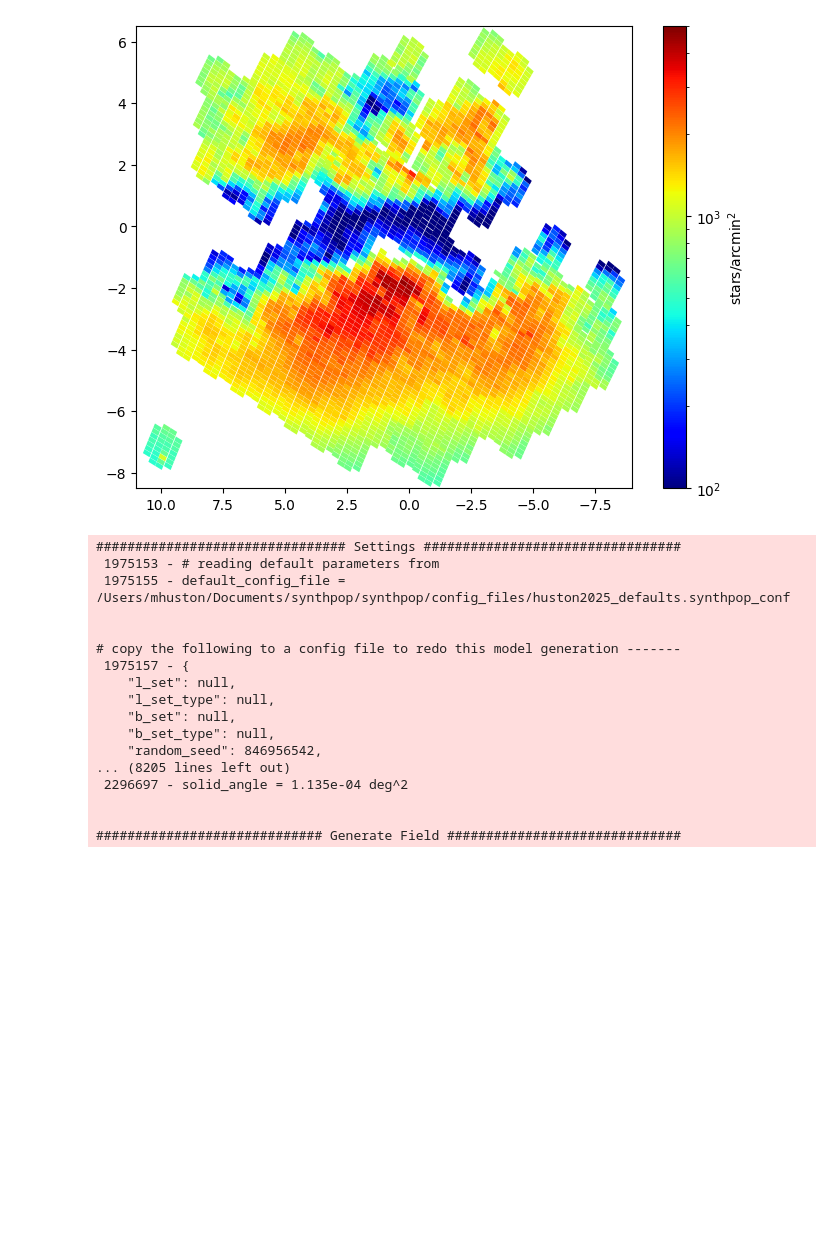
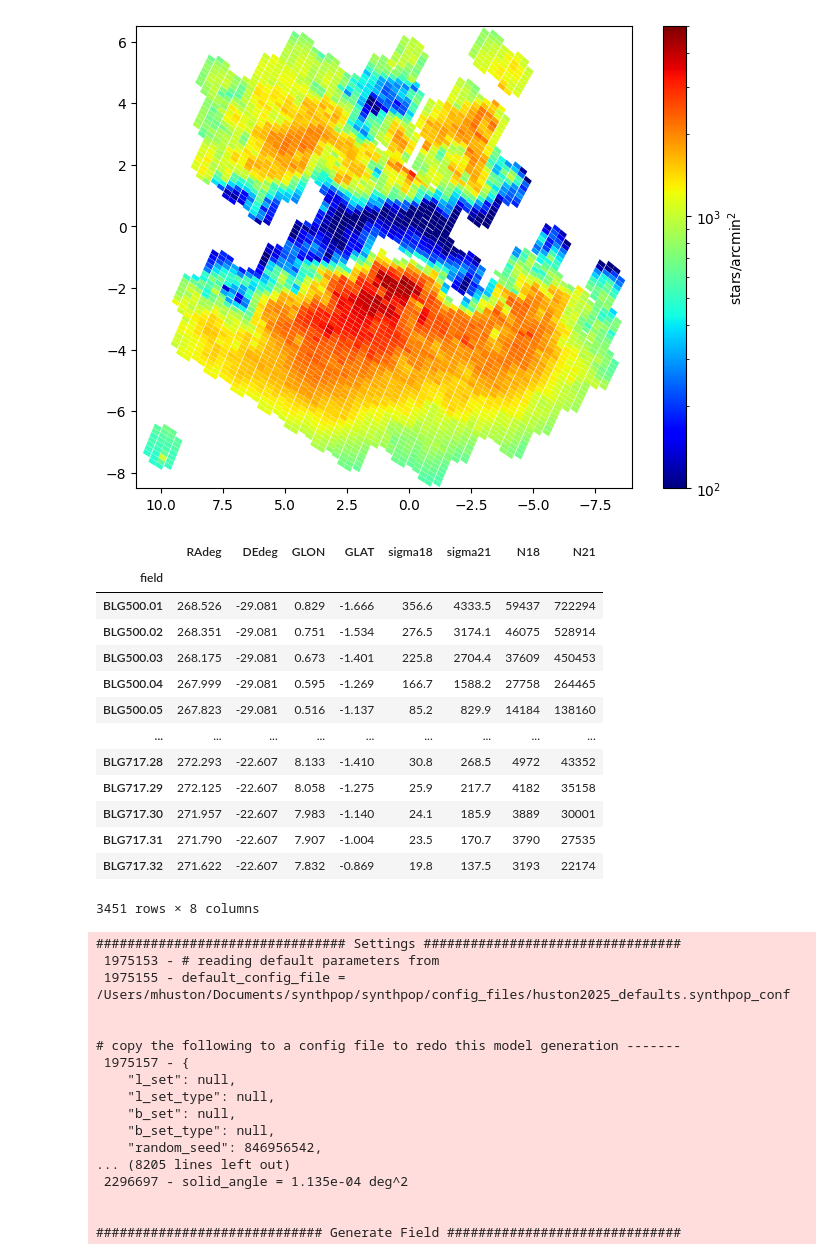
Before and after one commit to synthpop-galaxy/synthpop-model-eval, a Jupyter notebook: bdep_ogle.ipynb, the cells around one changed output. Drawn from its saved outputs; the diff is of its cells as text; code cells hidden in the pictures; blank space fills up the shorter version.

```diff
--- a/bdep_ogle.ipynb
+++ b/bdep_ogle.ipynb
@@ -25,8 +17,6 @@ def get_table(file_name, location='data/apjsab426b/',
 # %%
 # Fetch OGLE data if needed
-ogle_surfdens = get_table('apjsab426bt5_mrt.txt').to_pandas(index='field')
-ogle_fields = get_table('apjsab426bt6_mrt.txt').to_pandas(index='field')
-ogle_rates = get_table('apjsab426bt7_mrt.txt').to_pandas(index='field')
+ogle_surfdens, ogle_fields, ogle_rates = fetch_data.ogle_mroz2019()
 # Store RA/Dec in rates table to get everything in one place
 ogle_rates['RAdeg'] = ogle_fields['RAdeg']
 ogle_rates['DEdeg'] = ogle_fields['DEdeg']
@@ -78,6 +68,24 @@ plt.ylim(-8.5,6.5)
 # %% [output]
 (-8.5, 6.5)
 [figure]
+# %%
+subfs_inmap = ogle_surfdens[(np.abs(ogle_surfdens.GLON)<10) & (ogle_surfdens.GLAT<5) & (ogle_surfdens.GLAT>-10)]
+subfs_inmap
+# %% [output]
+|  | RAdeg | DEdeg | GLON | GLAT | sigma18 | sigma21 | N18 | N21 |
+| field |  |  |  |  |  |  |  |  |
+| BLG500.01 | 268.526 | -29.081 | 0.829 | -1.666 | 356.6 | 4333.5 | 59437 | 722294 |
+| BLG500.02 | 268.351 | -29.081 | 0.751 | -1.534 | 276.5 | 3174.1 | 46075 | 528914 |
+| BLG500.03 | 268.175 | -29.081 | 0.673 | -1.401 | 225.8 | 2704.4 | 37609 | 450453 |
+| BLG500.04 | 267.999 | -29.081 | 0.595 | -1.269 | 166.7 | 1588.2 | 27758 | 264465 |
+| BLG500.05 | 267.823 | -29.081 | 0.516 | -1.137 | 85.2 | 829.9 | 14184 | 138160 |
+| ... | ... | ... | ... | ... | ... | ... | ... | ... |
+| BLG717.28 | 272.293 | -22.607 | 8.133 | -1.410 | 30.8 | 268.5 | 4972 | 43352 |
+| BLG717.29 | 272.125 | -22.607 | 8.058 | -1.275 | 25.9 | 217.7 | 4182 | 35158 |
+| BLG717.30 | 271.957 | -22.607 | 7.983 | -1.140 | 24.1 | 185.9 | 3889 | 30001 |
+| BLG717.31 | 271.790 | -22.607 | 7.907 | -1.004 | 23.5 | 170.7 | 3790 | 27535 |
+| BLG717.32 | 271.622 | -22.607 | 7.832 | -0.869 | 19.8 | 137.5 | 3193 | 22174 |
+3451 rows × 8 columns
 # %%
 pts = ogle_rates[['GLON','GLAT']][ogle_rates['use_for_latdep']].sort_values('GLAT')
 # %%
```
Also changed, not shown: parts of 3 cells of this notebook, 5 other files.
